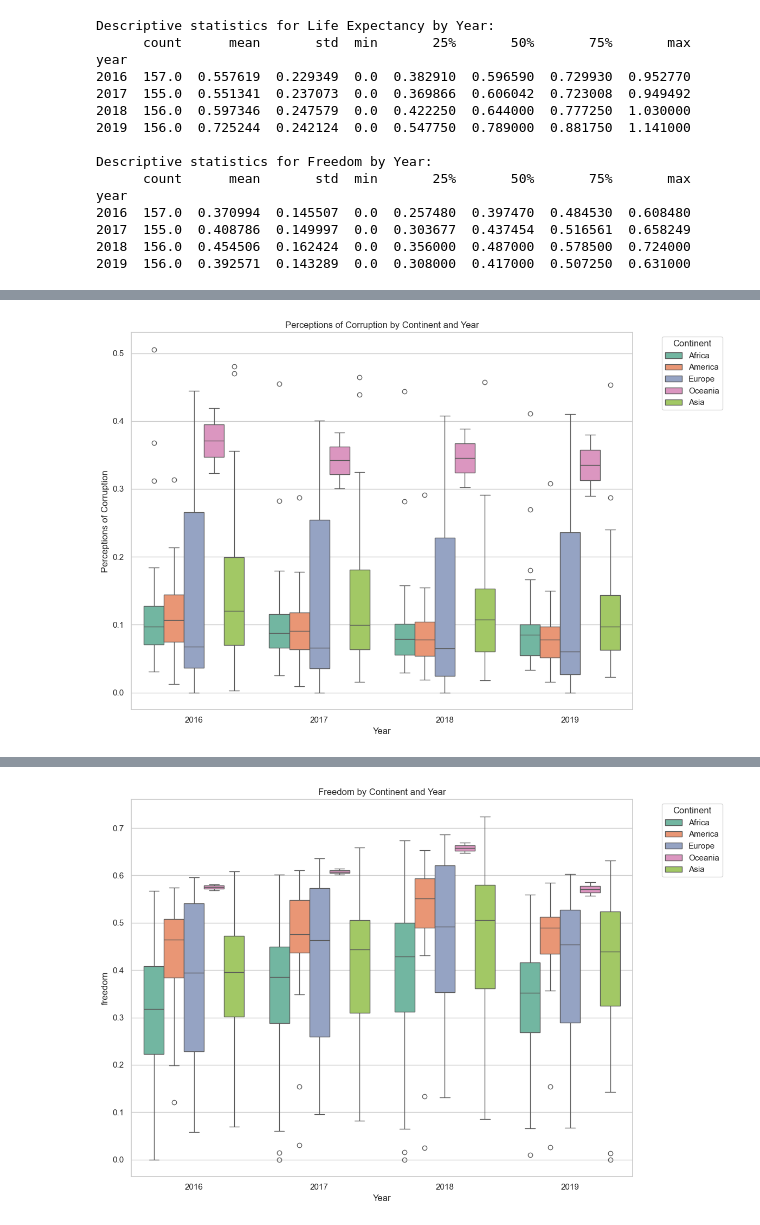
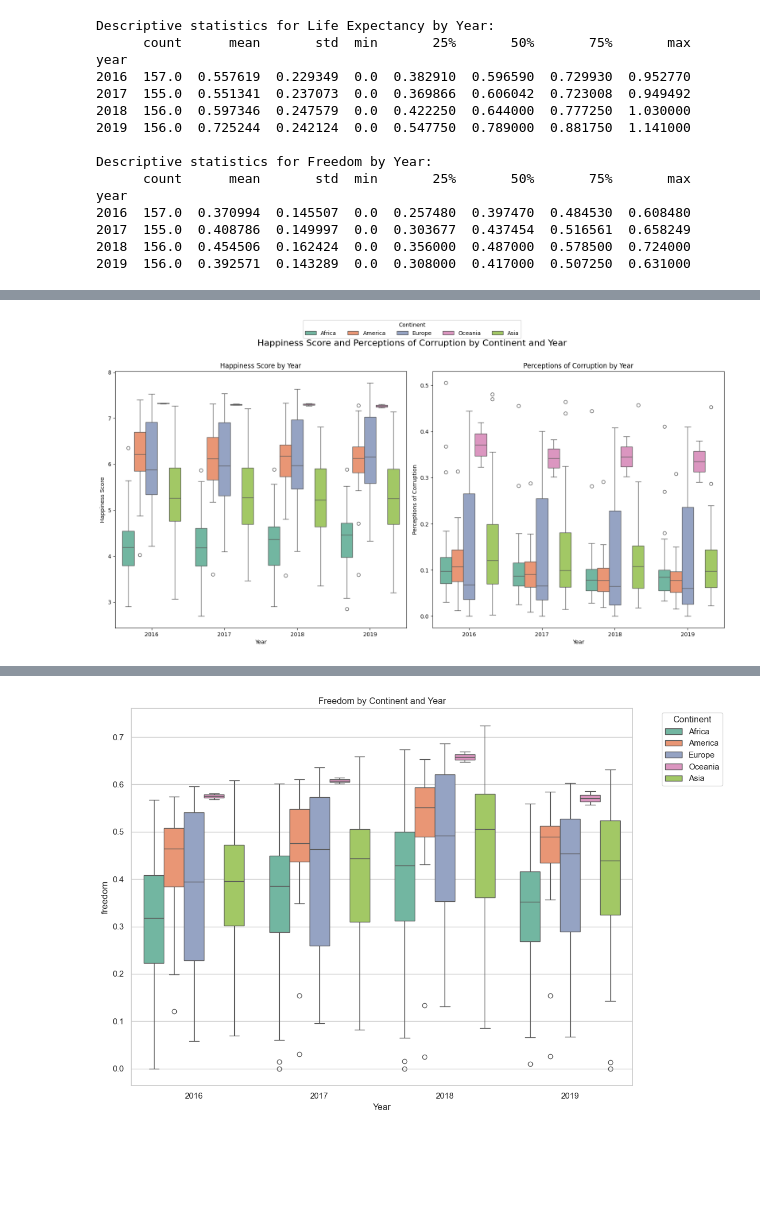
Before and after one commit to sebas1193/happiness-forecast, a Jupyter notebook: notebooks/001_EDA.ipynb, the cells around one changed output, grey strips where cells are left out. Cells and saved outputs as stored; diff of their text form; code cells hidden in the pictures; blank space fills up the shorter version.

```diff
--- a/notebooks/001_EDA.ipynb
+++ b/notebooks/001_EDA.ipynb
@@ -376,13 +372,33 @@ plt.show()
-# %%
-plt.figure(figsize=(14, 8))
-
-sns.boxplot(data=df, x='year', y='perceptions_corruption', hue='continent', palette="Set2")
-plt.title('Perceptions of Corruption by Continent and Year')
-plt.xlabel('Year')
-plt.ylabel('Perceptions of Corruption')
-plt.legend(title='Continent', bbox_to_anchor=(1.05, 1), loc='upper left')
-
-plt.tight_layout(rect=[0, 0, 0.85, 1])
-plt.show()
-# %% [output]
-[figure, removed]
+# %%
+# Create figure and subplots with independent axes
+fig, axes = plt.subplots(1, 2, figsize=(16, 8), sharey=False)
+
+# First plot (Happiness Score)
+sns.boxplot(ax=axes[0], data=df, x='year', y='happiness_score', hue='continent', palette="Set2")
+axes[0].set_title('Happiness Score by Year')
+axes[0].set_xlabel('Year')
+axes[0].set_ylabel('Happiness Score')
+
+# Second plot (Perceptions of Corruption)
+sns.boxplot(ax=axes[1], data=df, x='year', y='perceptions_corruption', hue='continent', palette="Set2")
+axes[1].set_title('Perceptions of Corruption by Year')
+axes[1].set_xlabel('Year')
+axes[1].set_ylabel('Perceptions of Corruption')
+
+# Remove individual legends from the subplots
+axes[0].legend_.remove()
+axes[1].legend_.remove()
+
+# Add a single legend for the entire figure
+handles, labels = axes[1].get_legend_handles_labels()
+fig.legend(handles, labels, title='Continent', loc='upper center', ncol=len(labels), bbox_to_anchor=(0.5, 1.05))
+
+# Add a main title
+fig.suptitle('Happiness Score and Perceptions of Corruption by Continent and Year', fontsize=16)
+
+# Adjust layout
+plt.tight_layout()
+plt.subplots_adjust(top=0.88)  # Adjust space for the main title
+plt.show()
+# %% [output]
+[figure, added]
```
Also changed, not shown: parts of 5 cells of this notebook.
